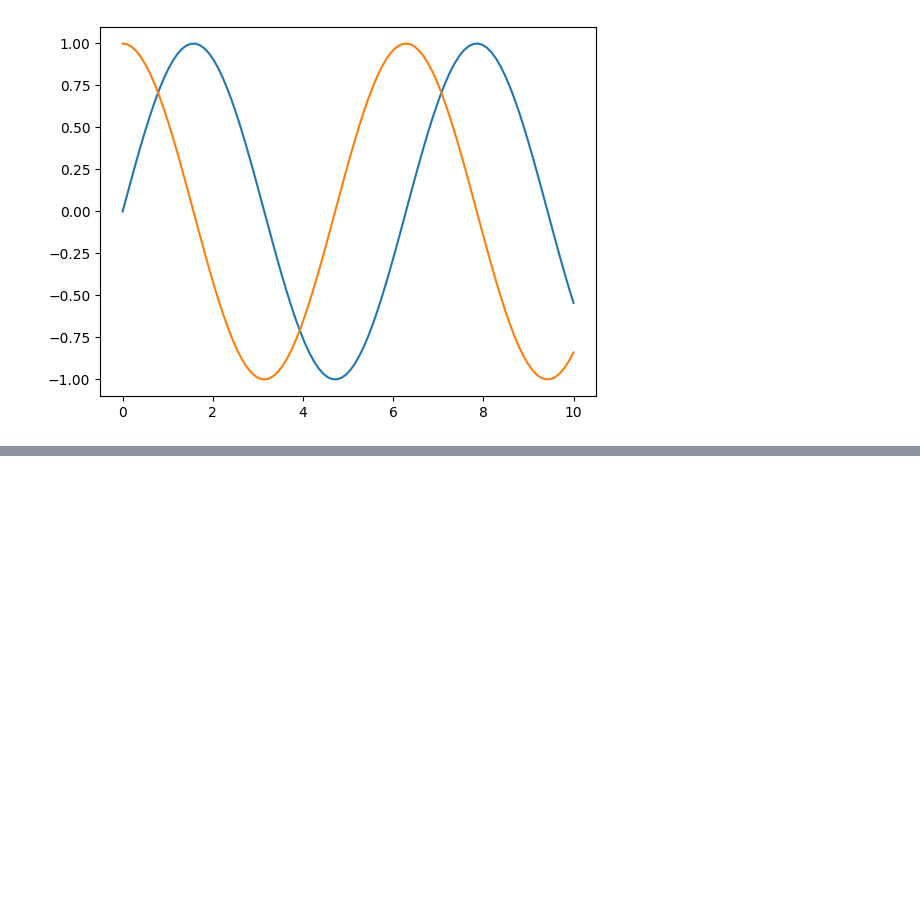
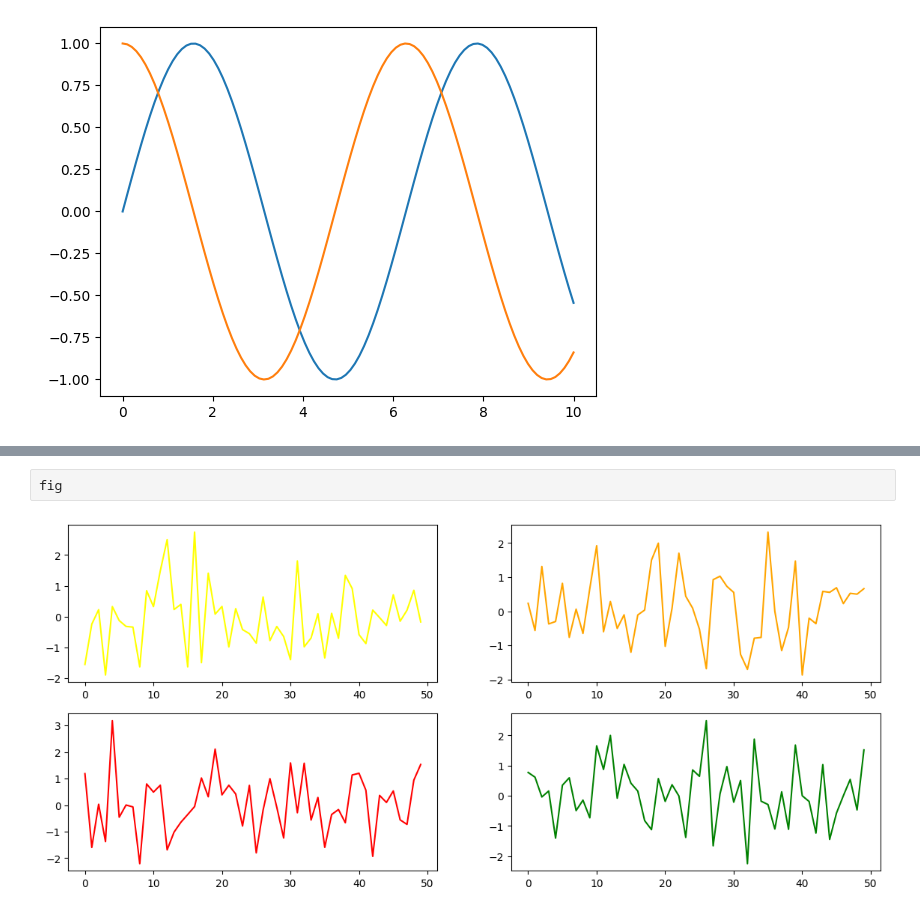
Before and after one commit to Kereophillus/Data_Analysis, a Jupyter notebook: notebooks/10.Matplotlib.ipynb, the cells around one changed output, grey strips where cells are left out. Drawn from its saved outputs; the diff is of its cells as text; blank space fills up the shorter version.

```diff
--- a/notebooks/10.Matplotlib.ipynb
+++ b/notebooks/10.Matplotlib.ipynb
@@ -26,0 +86,4 @@ plt.plot(x, np.cos(x))
+# %%
+fig
+# %% [output]
+[figure, added]
```
Also changed, not shown: parts of 36 cells of this notebook, 7 other files.
